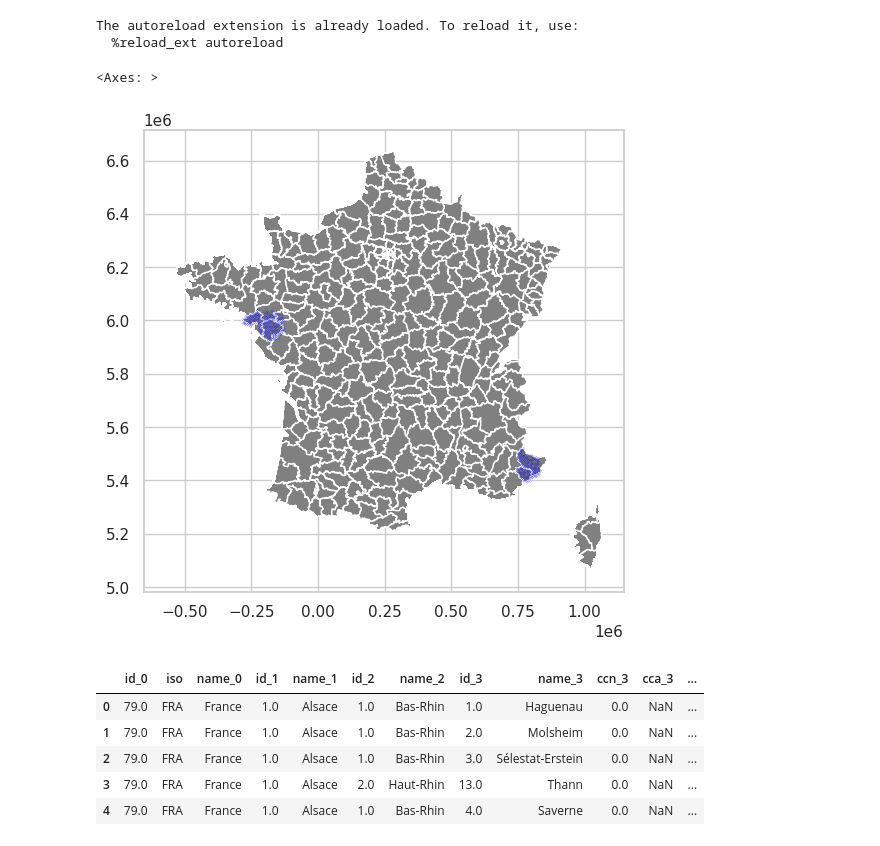
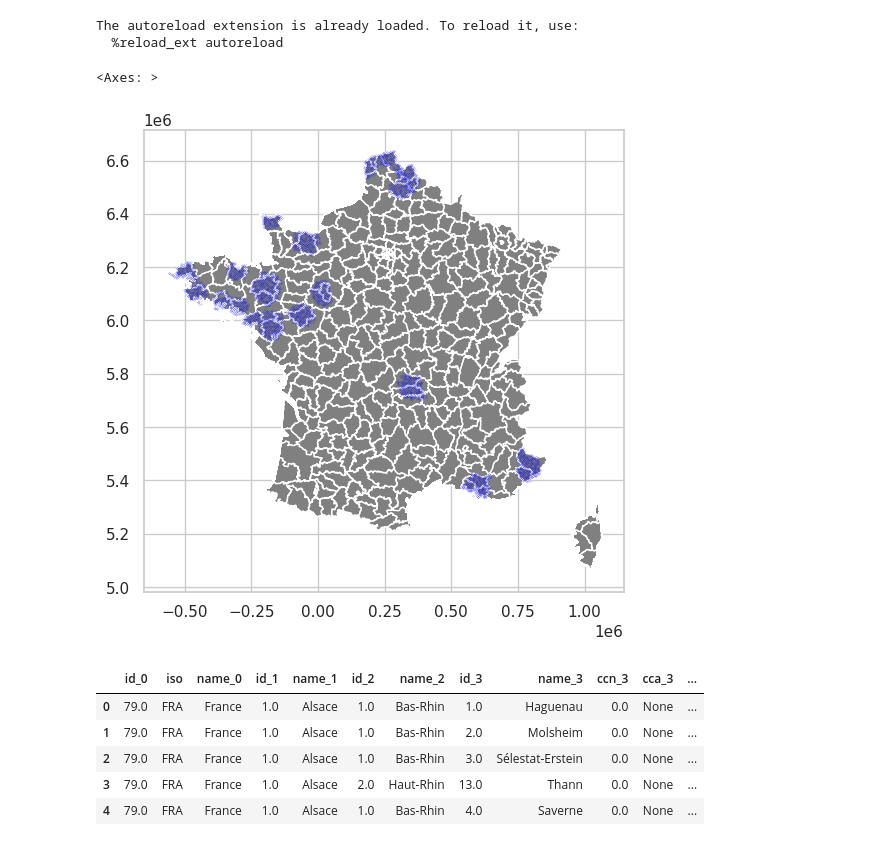
Before and after one commit to RocketFan/GEM, a Jupyter notebook: minifrance.ipynb, the cells around one changed output. Drawn from its saved outputs; the diff is of its cells as text; code cells hidden in the pictures.

Commit message:
Create minifrance dataset and move geodata points regions overlap calculations to class

```diff
--- a/minifrance.ipynb
+++ b/minifrance.ipynb
@@ -15,24 +15,24 @@ The autoreload extension is already loaded. To reload it, use:
   %reload_ext autoreload
 # %%
 shp_path = "/GEM/files/france_shape/gy606rg8152.shp"
-data_dir = "/GEM/data/labeled_train"
+data_dir = "/GEM/data/MiniFrance"
 
-france_geo = gpd.read_file(shp_path)
+france_map_geo = gpd.read_file(shp_path)
 minifrance_data = MiniFranceTIFData(data_dir)
-coords_geo = minifrance_data.read_geodata()
+minifrance_geo = minifrance_data.read_geodata()
 
-france_geo.to_crs(coords_geo.crs, inplace=True)
-base = france_geo.plot(color='gray', edgecolor='white')
-coords_geo.plot(ax=base, marker='o', color='blue', markersize=0.01)
+france_map_geo.to_crs(minifrance_geo.crs, inplace=True)
+base = france_map_geo.plot(color='gray', edgecolor='white')
+minifrance_geo.plot(ax=base, marker='o', color='blue', markersize=0.01)
 # %% [output]
 <Axes: >
-[figure, old version]
+[figure, new version]
 # %%
-france_geo.head()
+france_map_geo.head()
 # %% [output]
 |  | id_0 | iso | name_0 | id_1 | name_1 | id_2 | name_2 | id_3 | name_3 | ccn_3 | cca_3 | ... |
-| 0 | 79.0 | FRA | France | 1.0 | Alsace | 1.0 | Bas-Rhin | 1.0 | Haguenau | 0.0 | NaN | ... |
-| 1 | 79.0 | FRA | France | 1.0 | Alsace | 1.0 | Bas-Rhin | 2.0 | Molsheim | 0.0 | NaN | ... |
-| 2 | 79.0 | FRA | France | 1.0 | Alsace | 1.0 | Bas-Rhin | 3.0 | Sélestat-Erstein | 0.0 | NaN | ... |
-| 3 | 79.0 | FRA | France | 1.0 | Alsace | 2.0 | Haut-Rhin | 13.0 | Thann | 0.0 | NaN | ... |
-| 4 | 79.0 | FRA | France | 1.0 | Alsace | 1.0 | Bas-Rhin | 4.0 | Saverne | 0.0 | NaN | ... |
+| 0 | 79.0 | FRA | France | 1.0 | Alsace | 1.0 | Bas-Rhin | 1.0 | Haguenau | 0.0 | None | ... |
+| 1 | 79.0 | FRA | France | 1.0 | Alsace | 1.0 | Bas-Rhin | 2.0 | Molsheim | 0.0 | None | ... |
+| 2 | 79.0 | FRA | France | 1.0 | Alsace | 1.0 | Bas-Rhin | 3.0 | Sélestat-Erstein | 0.0 | None | ... |
+| 3 | 79.0 | FRA | France | 1.0 | Alsace | 2.0 | Haut-Rhin | 13.0 | Thann | 0.0 | None | ... |
+| 4 | 79.0 | FRA | France | 1.0 | Alsace | 1.0 | Bas-Rhin | 4.0 | Saverne | 0.0 | None | ... |
```
Also changed, not shown: parts of 4 cells of this notebook, 8 other files.
